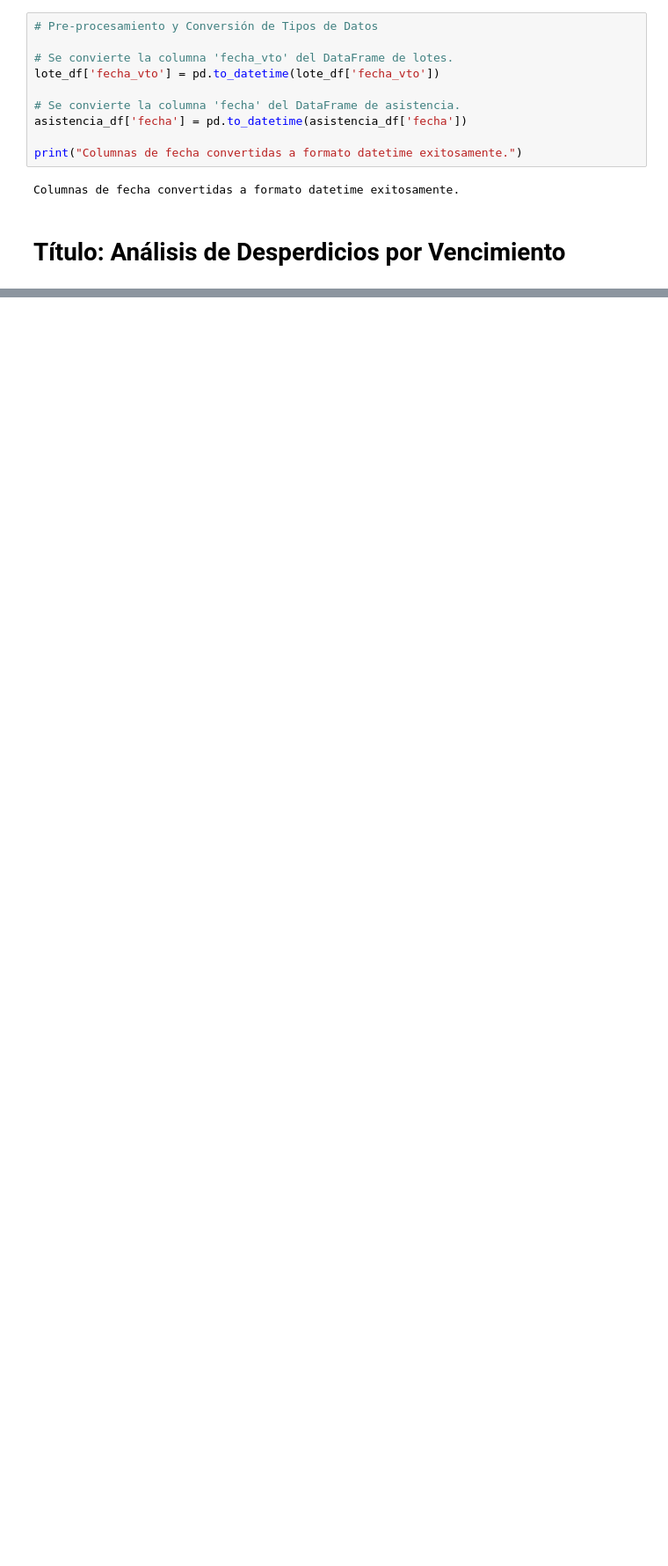
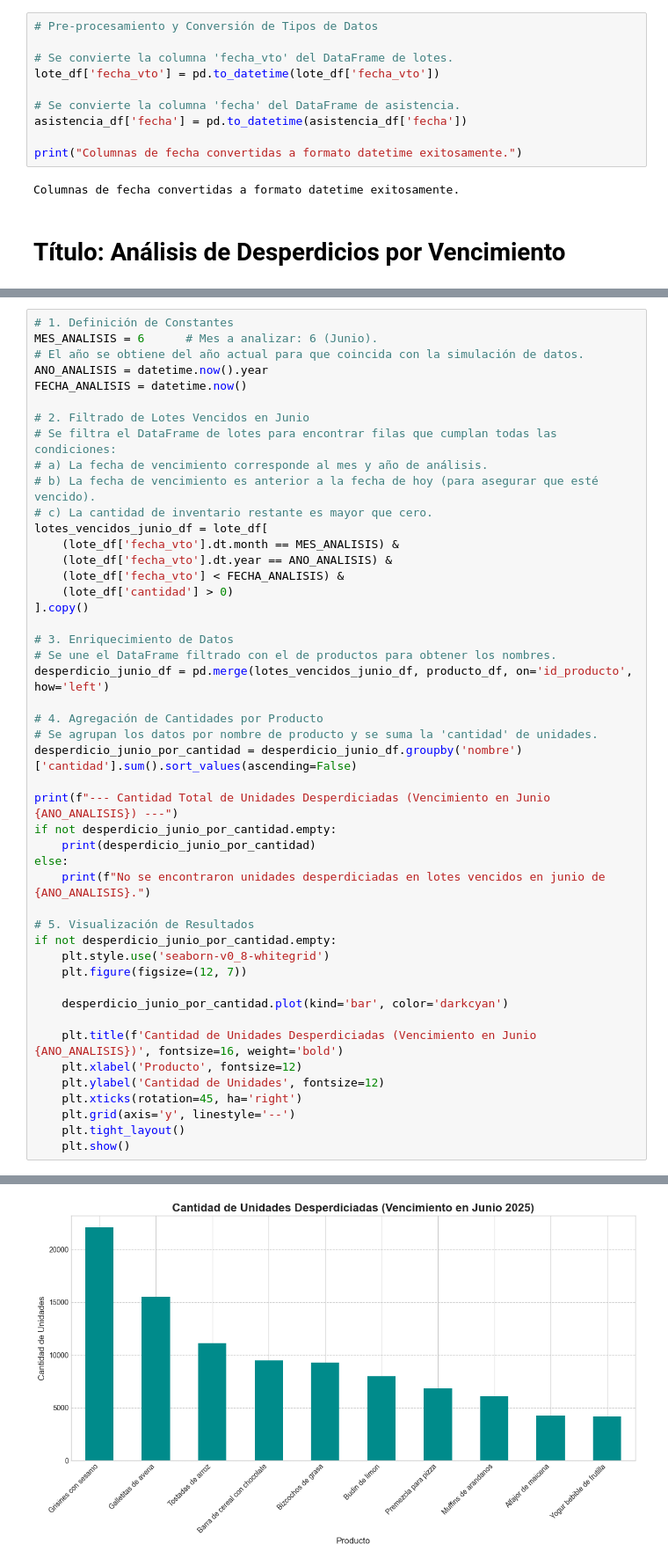
Before and after one commit to Lau893/tp-inicial-lcs, a Jupyter notebook: analisis_datos.ipynb, the cells around one changed output, grey strips where cells are left out. Shown at 88% size. Saved outputs shown, nothing was run; the diff lists cells and outputs as text; blank space fills up the shorter version.

Commit message:
Se gestionan nuevos analisis y graficos

```diff
--- a/analisis_datos.ipynb
+++ b/analisis_datos.ipynb
@@ -267,0 +279,48 @@ Name: porcentaje_merma, dtype: float64
+# %%
+# 1. Definición de Constantes
+MES_ANALISIS = 6      # Mes a analizar: 6 (Junio).
+# El año se obtiene del año actual para que coincida con la simulación de datos.
+ANO_ANALISIS = datetime.now().year
+FECHA_ANALISIS = datetime.now()
+
+# 2. Filtrado de Lotes Vencidos en Junio
+# Se filtra el DataFrame de lotes para encontrar filas que cumplan todas las condiciones:
+# a) La fecha de vencimiento corresponde al mes y año de análisis.
+# b) La fecha de vencimiento es anterior a la fecha de hoy (para asegurar que esté vencido).
+# c) La cantidad de inventario restante es mayor que cero.
+lotes_vencidos_junio_df = lote_df[
+    (lote_df['fecha_vto'].dt.month == MES_ANALISIS) &
+    (lote_df['fecha_vto'].dt.year == ANO_ANALISIS) &
+    (lote_df['fecha_vto'] < FECHA_ANALISIS) &
+    (lote_df['cantidad'] > 0)
+].copy()
+
+# 3. Enriquecimiento de Datos
+# Se une el DataFrame filtrado con el de productos para obtener los nombres.
+desperdicio_junio_df = pd.merge(lotes_vencidos_junio_df, producto_df, on='id_producto', how='left')
+
+# 4. Agregación de Cantidades por Producto
+# Se agrupan los datos por nombre de producto y se suma la 'cantidad' de unidades.
+desperdicio_junio_por_cantidad = desperdicio_junio_df.groupby('nombre')['cantidad'].sum().sort_values(ascending=False)
+
+print(f"--- Cantidad Total de Unidades Desperdiciadas (Vencimiento en Junio {ANO_ANALISIS}) ---")
+if not desperdicio_junio_por_cantidad.empty:
+    print(desperdicio_junio_por_cantidad)
+else:
+    print(f"No se encontraron unidades desperdiciadas en lotes vencidos en junio de {ANO_ANALISIS}.")
+
+# 5. Visualización de Resultados
+if not desperdicio_junio_por_cantidad.empty:
+    plt.style.use('seaborn-v0_8-whitegrid')
+    plt.figure(figsize=(12, 7))
+
+    desperdicio_junio_por_cantidad.plot(kind='bar', color='darkcyan')
+
+    plt.title(f'Cantidad de Unidades Desperdiciadas (Vencimiento en Junio {ANO_ANALISIS})', fontsize=16, weight='bold')
+    plt.xlabel('Producto', fontsize=12)
+    plt.ylabel('Cantidad de Unidades', fontsize=12)
+    plt.xticks(rotation=45, ha='right')
+    plt.grid(axis='y', linestyle='--')
+    plt.tight_layout()
+    plt.show()
+# %% [output]
@@ -267,0 +340 @@ Name: porcentaje_merma, dtype: float64
+[figure, added]
```
Also changed, not shown: parts of 10 cells of this notebook, 1 other file.
